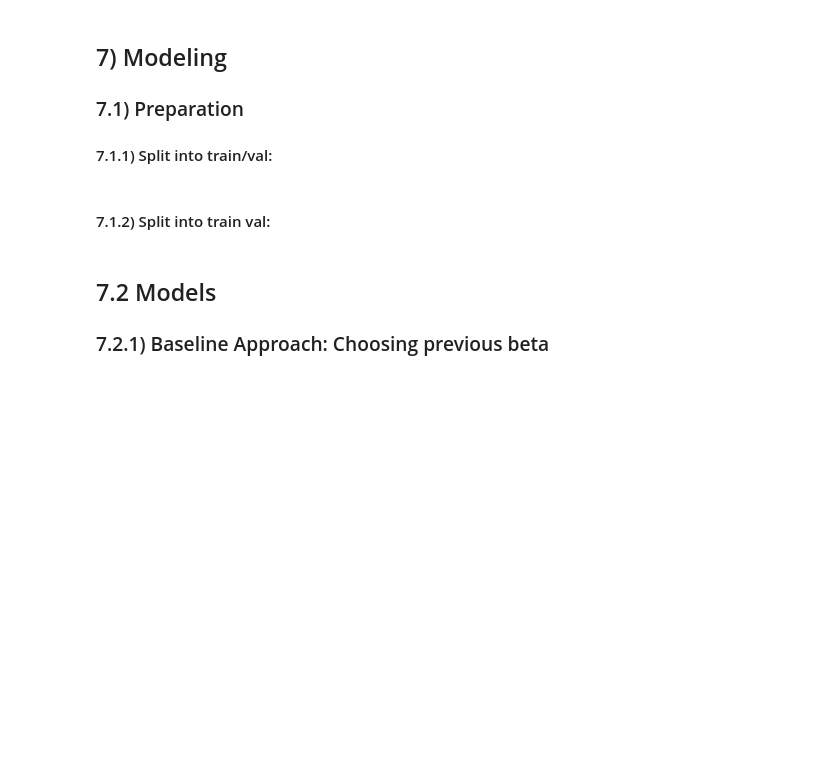
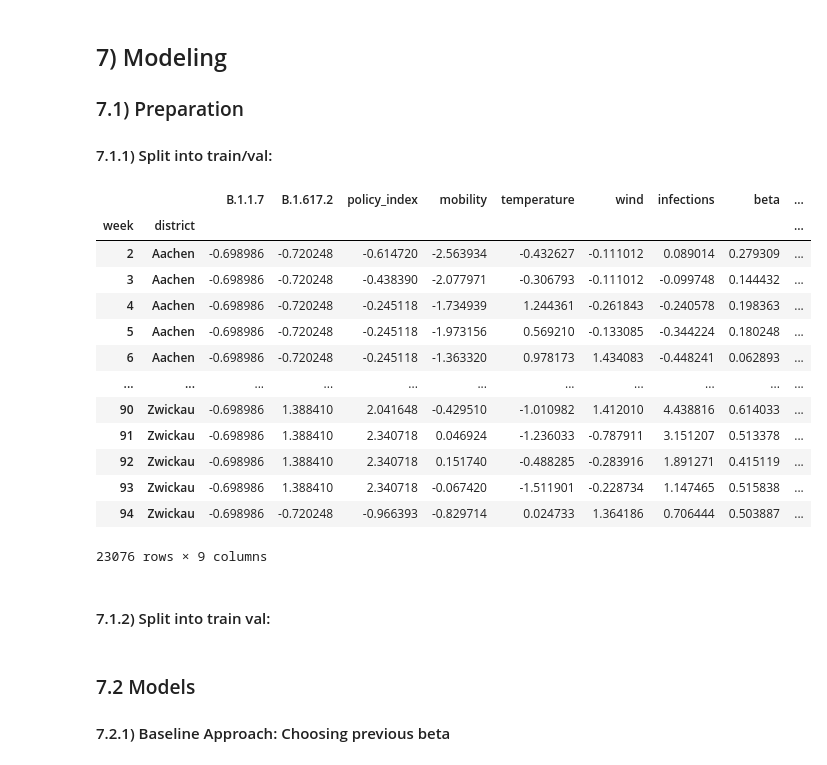
Before and after one commit to lukasheide/Covid-Forecasting-Tool, a Jupyter notebook: Backend/Modeling/Differential_Equation_Modeling/Machine_Learning_Layer_Lukas/beta_estimation.ipynb, the cells around one changed output. Drawn from its saved outputs; the diff is of its cells as text; code cells hidden in the pictures; blank space fills up the shorter version.

```diff
--- a/Backend/Modeling/Differential_Equation_Modeling/Machine_Learning_Layer_Lukas/beta_estimation.ipynb
+++ b/Backend/Modeling/Differential_Equation_Modeling/Machine_Learning_Layer_Lukas/beta_estimation.ipynb
@@ -117,9 +138,13 @@ df_v5_1 = df_v4[df_v4['infections'] > threshold]
+# %%
+# Drop all rows in which the beta value is < 0.025:
+threshold = 0.025
+df_v5_2 = df_v5_1[df_v5_1['beta'] > threshold]
 # %% [markdown]
 ## 6) Preprocessing columns:
 #### 6.1) Handling categorical columns:
 # %%
 # Only use week and district as index columns:
-df_v6_1 = df_v5_1.set_index(['week','district'])
+df_v6_1 = df_v5_2.set_index(['week','district'])
 # %%
 # One hot-encode variant columns:
 df_v6_2_a = pd.get_dummies(df_v6_1['variant'])
@@ -149,2 +157,5 @@ df_v6_2_d
+# %%
+# Drop zero column:
+df_v6_2_e = df_v6_2_d.drop(columns='0', axis=1)
 # %% [markdown]
 #### 6.2) Standardizing:
@@ -153,3 +162,16 @@ Will be skipped for now as the model passed to a fully trained model would requi
+# %%
+# Standardize:
+scaler_obj = StandardScaler()
+
+# Split explanatory columns from beta:
+explanatory_cols = df_v6_2_e.drop(columns=['beta','beta_t_minus_1'], axis=1)
+beta_cols = df_v6_2_e[['beta','beta_t_minus_1']]
+
+# Apply scaling:
+scaled_explanatory_cols = pd.DataFrame(scaler_obj.fit_transform(explanatory_cols), index=explanatory_cols.index, columns=explanatory_cols.columns)
+
+# Merge both together again:
+df_v6_3 = pd.concat([scaled_explanatory_cols, beta_cols], axis=1)
 # %% [markdown]
 ## 7) Modeling
 ### 7.1) Preparation
@@ -159,3 +179,21 @@ df_modeling = df_v6_2_d
+# %%
+df_modeling = df_v6_3
+df_modeling
+# %% [output]
+|  |  | B.1.1.7 | B.1.617.2 | policy_index | mobility | temperature | wind | infections | beta | ... |
+| week | district |  |  |  |  |  |  |  |  | ... |
+| 2 | Aachen | -0.698986 | -0.720248 | -0.614720 | -2.563934 | -0.432627 | -0.111012 | 0.089014 | 0.279309 | ... |
+| 3 | Aachen | -0.698986 | -0.720248 | -0.438390 | -2.077971 | -0.306793 | -0.111012 | -0.099748 | 0.144432 | ... |
+| 4 | Aachen | -0.698986 | -0.720248 | -0.245118 | -1.734939 | 1.244361 | -0.261843 | -0.240578 | 0.198363 | ... |
+| 5 | Aachen | -0.698986 | -0.720248 | -0.245118 | -1.973156 | 0.569210 | -0.133085 | -0.344224 | 0.180248 | ... |
+| 6 | Aachen | -0.698986 | -0.720248 | -0.245118 | -1.363320 | 0.978173 | 1.434083 | -0.448241 | 0.062893 | ... |
+| ... | ... | ... | ... | ... | ... | ... | ... | ... | ... | ... |
+| 90 | Zwickau | -0.698986 | 1.388410 | 2.041648 | -0.429510 | -1.010982 | 1.412010 | 4.438816 | 0.614033 | ... |
+| 91 | Zwickau | -0.698986 | 1.388410 | 2.340718 | 0.046924 | -1.236033 | -0.787911 | 3.151207 | 0.513378 | ... |
+| 92 | Zwickau | -0.698986 | 1.388410 | 2.340718 | 0.151740 | -0.488285 | -0.283916 | 1.891271 | 0.415119 | ... |
+| 93 | Zwickau | -0.698986 | 1.388410 | 2.340718 | -0.067420 | -1.511901 | -0.228734 | 1.147465 | 0.515838 | ... |
+| 94 | Zwickau | -0.698986 | -0.720248 | -0.966393 | -0.829714 | 0.024733 | 1.364186 | 0.706444 | 0.503887 | ... |
+23076 rows × 9 columns
 # %% [markdown]
 #### 7.1.2) Split into train val:
 # %%
@@ -166,8 +204,8 @@ y_full = df_modeling['beta']
 # %%
 X_train, X_val, y_train, y_val = train_test_split(X_full, y_full, shuffle=True, train_size=0.75, random_state=SEED)
 # %% [markdown]
-## 7.2 Models
-### 7.2.1) Baseline Approach: Choosing previous beta
+### 7.2 Models
+#### 7.2.1) Baseline Approach: Choosing previous beta
 # %%
 # Baseline approach would be to use the beta from the previous week for the next week:
 ## Therefore we have to compare how well this works, compared to our ML approach:
```
Also changed, not shown: parts of 42 cells of this notebook, 2 other files.
